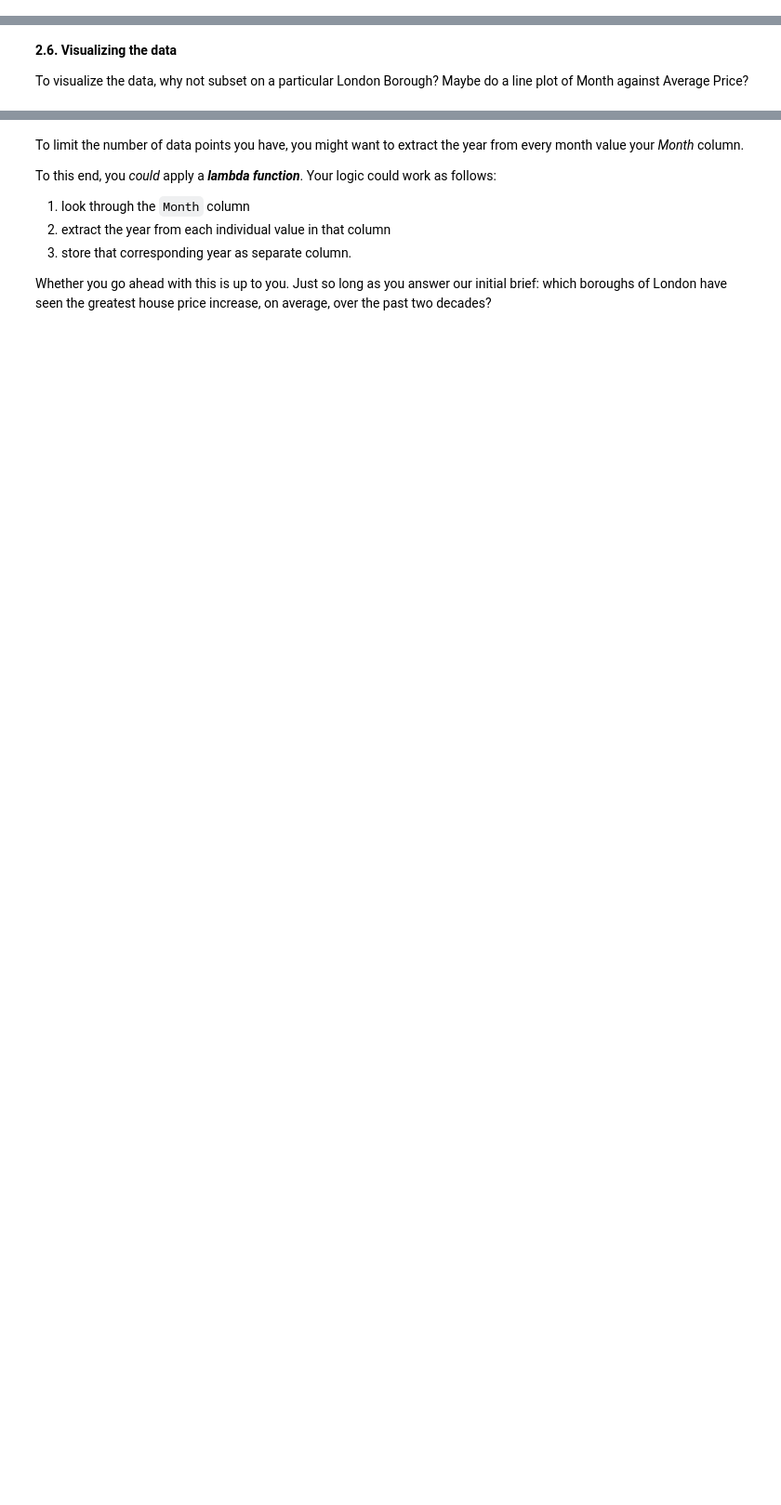
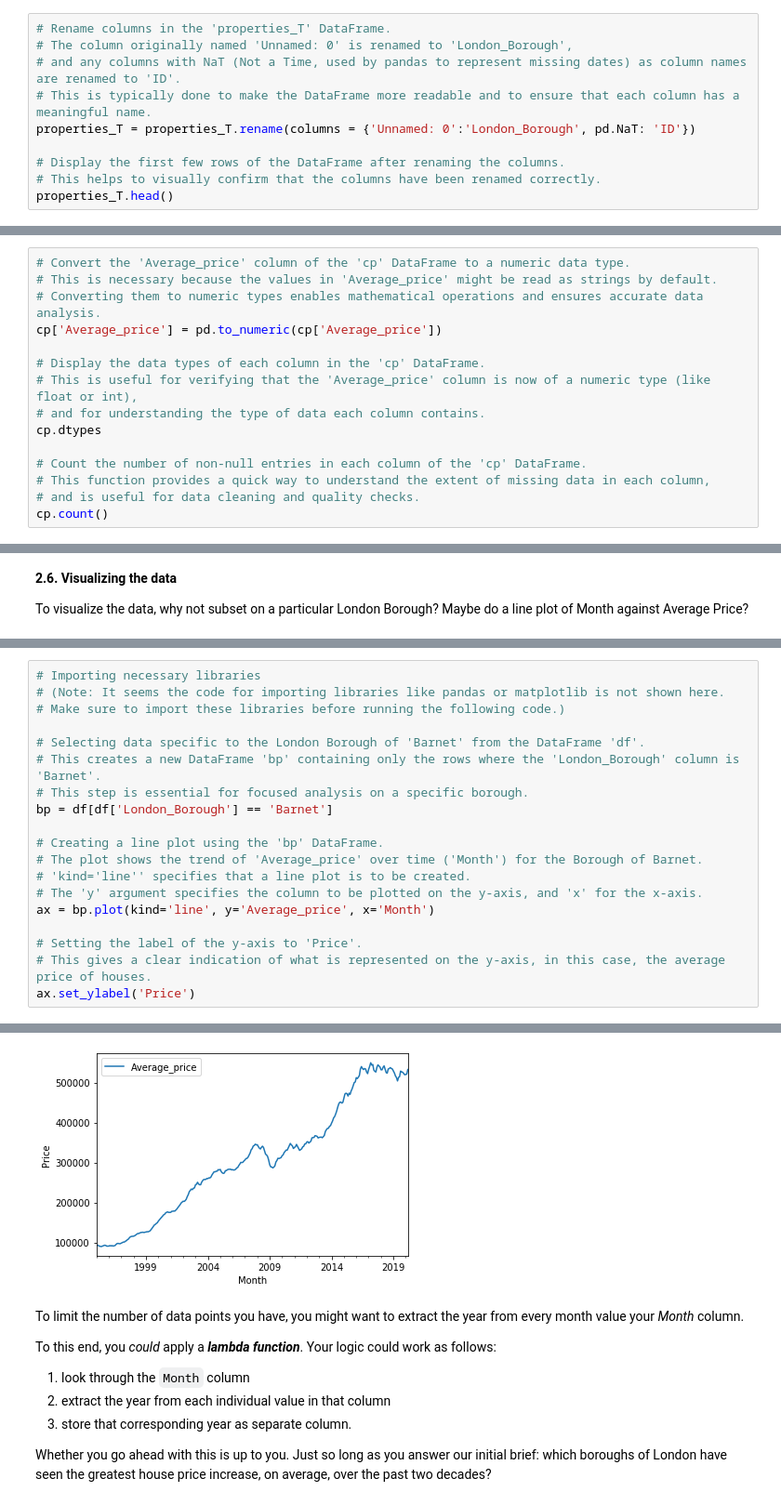
Before and after one commit to HussainAther/SpringBoardCaseStudyLondon, a Jupyter notebook: Unit 4 Challenge - Tier 3.ipynb, the cells around one changed output, grey strips where cells are left out. Shown at 93% size. Saved outputs shown, nothing was run; the diff lists cells and outputs as text; blank space fills up the shorter version.

```diff
--- a/Unit 4 Challenge - Tier 3.ipynb
+++ b/Unit 4 Challenge - Tier 3.ipynb
@@ -177,0 +168,10 @@ properties = properties.rename(columns={'Unnamed: 0': 'Borough', pd.NaT: 'ID'})
+# %%
+# Rename columns in the 'properties_T' DataFrame.
+# The column originally named 'Unnamed: 0' is renamed to 'London_Borough',
+# and any columns with NaT (Not a Time, used by pandas to represent missing dates) as column names are renamed to 'ID'.
+# This is typically done to make the DataFrame more readable and to ensure that each column has a meaningful name.
+properties_T = properties_T.rename(columns = {'Unnamed: 0':'London_Borough', pd.NaT: 'ID'})
+
+# Display the first few rows of the DataFrame after renaming the columns.
+# This helps to visually confirm that the columns have been renamed correctly.
+properties_T.head()
@@ -189,0 +217,15 @@ properties['Average Price'] = properties['Average Price'].astype(float)
+# %%
+# Convert the 'Average_price' column of the 'cp' DataFrame to a numeric data type.
+# This is necessary because the values in 'Average_price' might be read as strings by default.
+# Converting them to numeric types enables mathematical operations and ensures accurate data analysis.
+cp['Average_price'] = pd.to_numeric(cp['Average_price'])
+
+# Display the data types of each column in the 'cp' DataFrame.
+# This is useful for verifying that the 'Average_price' column is now of a numeric type (like float or int),
+# and for understanding the type of data each column contains.
+cp.dtypes
+
+# Count the number of non-null entries in each column of the 'cp' DataFrame.
+# This function provides a quick way to understand the extent of missing data in each column,
+# and is useful for data cleaning and quality checks.
+cp.count()
@@ -240,0 +295,20 @@ NameError: name 'cleaned_data_url' is not defined
+# %%
+# Importing necessary libraries
+# (Note: It seems the code for importing libraries like pandas or matplotlib is not shown here.
+# Make sure to import these libraries before running the following code.)
+
+# Selecting data specific to the London Borough of 'Barnet' from the DataFrame 'df'.
+# This creates a new DataFrame 'bp' containing only the rows where the 'London_Borough' column is 'Barnet'.
+# This step is essential for focused analysis on a specific borough.
+bp = df[df['London_Borough'] == 'Barnet']
+
+# Creating a line plot using the 'bp' DataFrame.
+# The plot shows the trend of 'Average_price' over time ('Month') for the Borough of Barnet.
+# 'kind='line'' specifies that a line plot is to be created.
+# The 'y' argument specifies the column to be plotted on the y-axis, and 'x' for the x-axis.
+ax = bp.plot(kind='line', y='Average_price', x='Month')
+
+# Setting the label of the y-axis to 'Price'.
+# This gives a clear indication of what is represented on the y-axis, in this case, the average price of houses.
+ax.set_ylabel('Price')
+# %% [output]
@@ -241,3 +316,4 @@ NameError: name 'cleaned_data_url' is not defined
+[figure, added]
 # %% [markdown]
 To limit the number of data points you have, you might want to extract the year from every month value your *Month* column.
 
```
Also changed, not shown: parts of 31 cells of this notebook.
